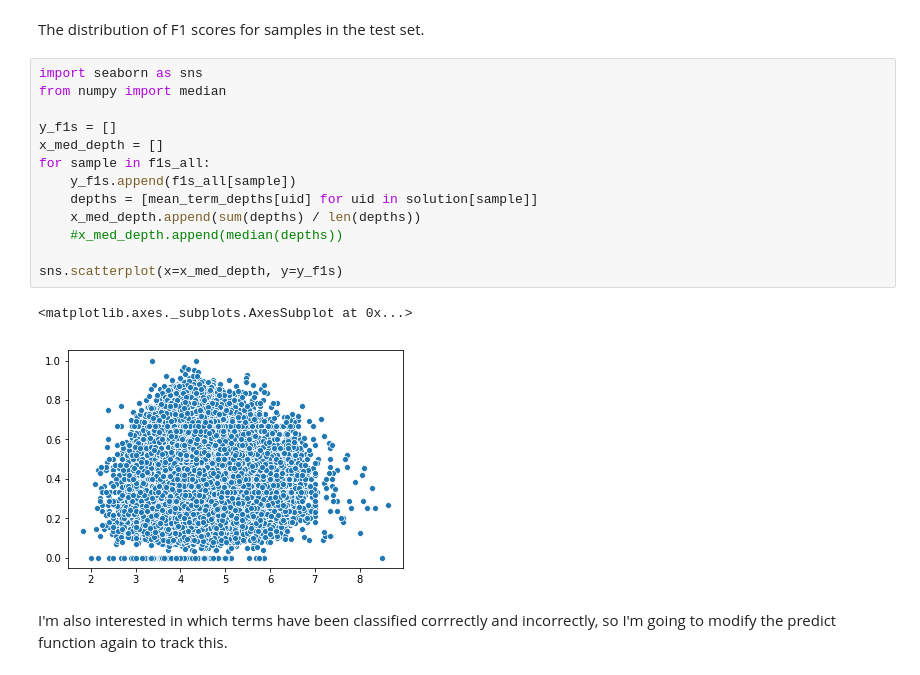
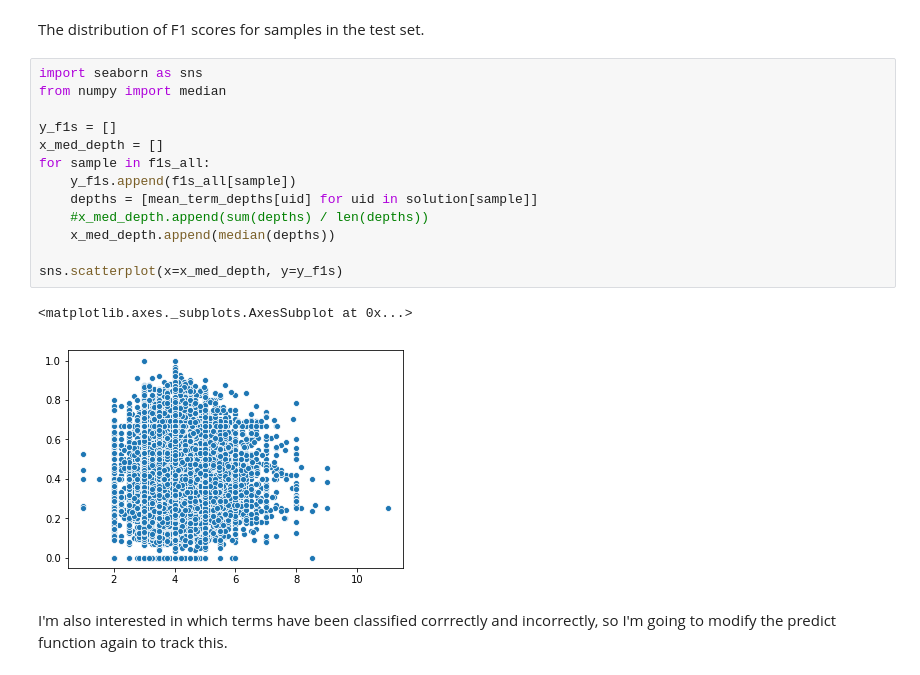
Before and after one commit to wigasper/FUSE, a Jupyter notebook: baseline_expanded.ipynb, the cells around one changed output. Saved outputs shown, nothing was run; the diff lists cells and outputs as text.

```diff
--- a/baseline_expanded.ipynb
+++ b/baseline_expanded.ipynb
@@ -386,19 +386,19 @@ The distribution of F1 scores for samples in the test set.
 # %%
 import seaborn as sns
 from numpy import median
 
 y_f1s = []
 x_med_depth = []
 for sample in f1s_all:
     y_f1s.append(f1s_all[sample])
     depths = [mean_term_depths[uid] for uid in solution[sample]]
-    x_med_depth.append(sum(depths) / len(depths))
-    #x_med_depth.append(median(depths))
+    #x_med_depth.append(sum(depths) / len(depths))
+    x_med_depth.append(median(depths))
 
 sns.scatterplot(x=x_med_depth, y=y_f1s)
 # %% [output]
 <matplotlib.axes._subplots.AxesSubplot at 0x...>
-[figure, old version]
+[figure, new version]
 # %% [markdown]
 I'm also interested in which terms have been classified corrrectly and incorrectly, so I'm going to modify the predict function again to track this.
 # %%
```
Also changed, not shown: 2 other files.
